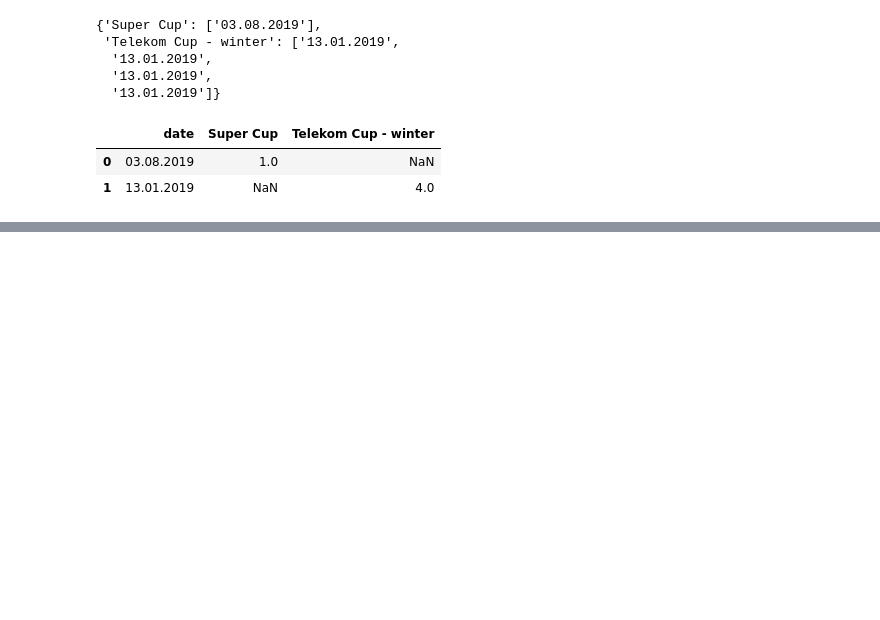
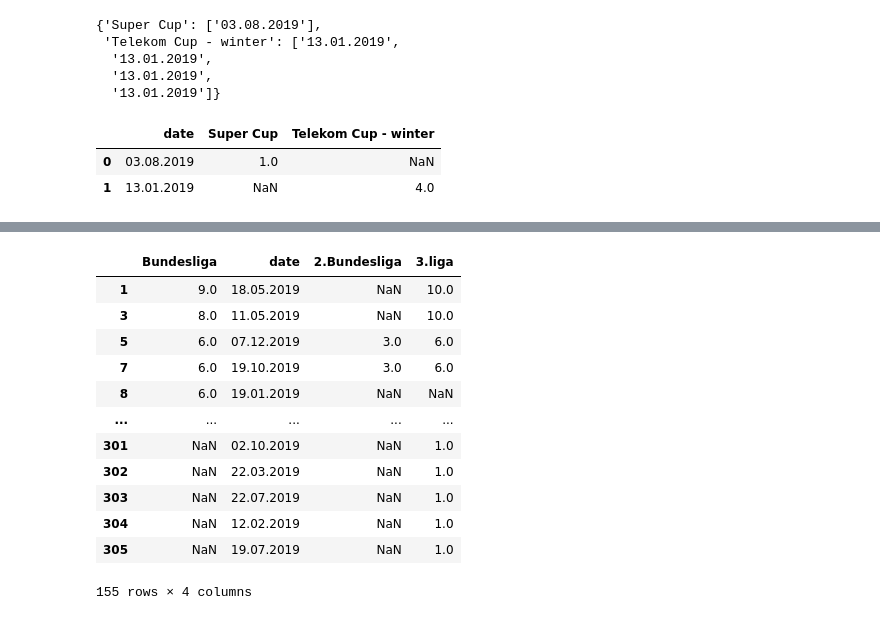
Before and after one commit to Shinji1992/Source-code, a Jupyter notebook: Web_scraping_football.ipynb, the cells around one changed output, grey strips where cells are left out. Saved outputs shown, nothing was run; the diff lists cells and outputs as text; code cells hidden in the pictures; blank space fills up the shorter version.

```diff
--- a/Web_scraping_football.ipynb
+++ b/Web_scraping_football.ipynb
@@ -331,0 +395,17 @@ final.to_csv("No_football_match.csv")
+# %%
+all_df = all_df[(all_df['date'].str.contains('2019'))]
+all_df
+# %% [output]
+|  | Bundesliga | date | 2.Bundesliga | 3.liga |
+| 1 | 9.0 | 18.05.2019 | NaN | 10.0 |
+| 3 | 8.0 | 11.05.2019 | NaN | 10.0 |
+| 5 | 6.0 | 07.12.2019 | 3.0 | 6.0 |
+| 7 | 6.0 | 19.10.2019 | 3.0 | 6.0 |
+| 8 | 6.0 | 19.01.2019 | NaN | NaN |
+| ... | ... | ... | ... | ... |
+| 301 | NaN | 02.10.2019 | NaN | 1.0 |
+| 302 | NaN | 22.03.2019 | NaN | 1.0 |
+| 303 | NaN | 22.07.2019 | NaN | 1.0 |
+| 304 | NaN | 12.02.2019 | NaN | 1.0 |
+| 305 | NaN | 19.07.2019 | NaN | 1.0 |
+155 rows × 4 columns
```
Also changed, not shown: parts of 26 cells of this notebook, 2 other files.
